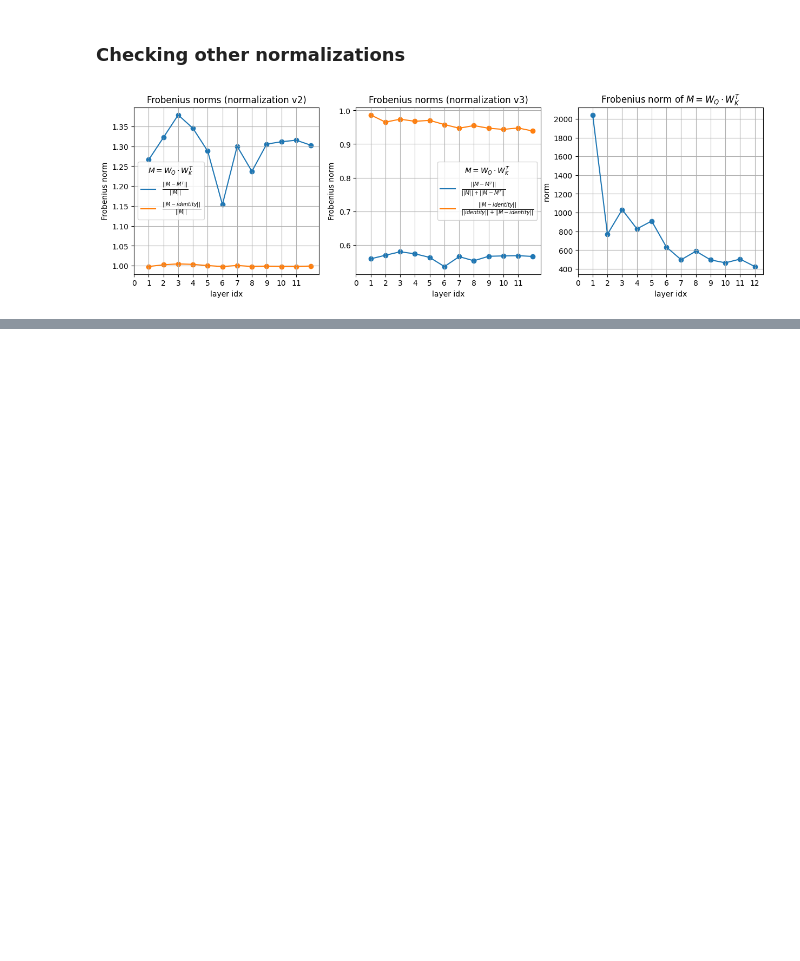
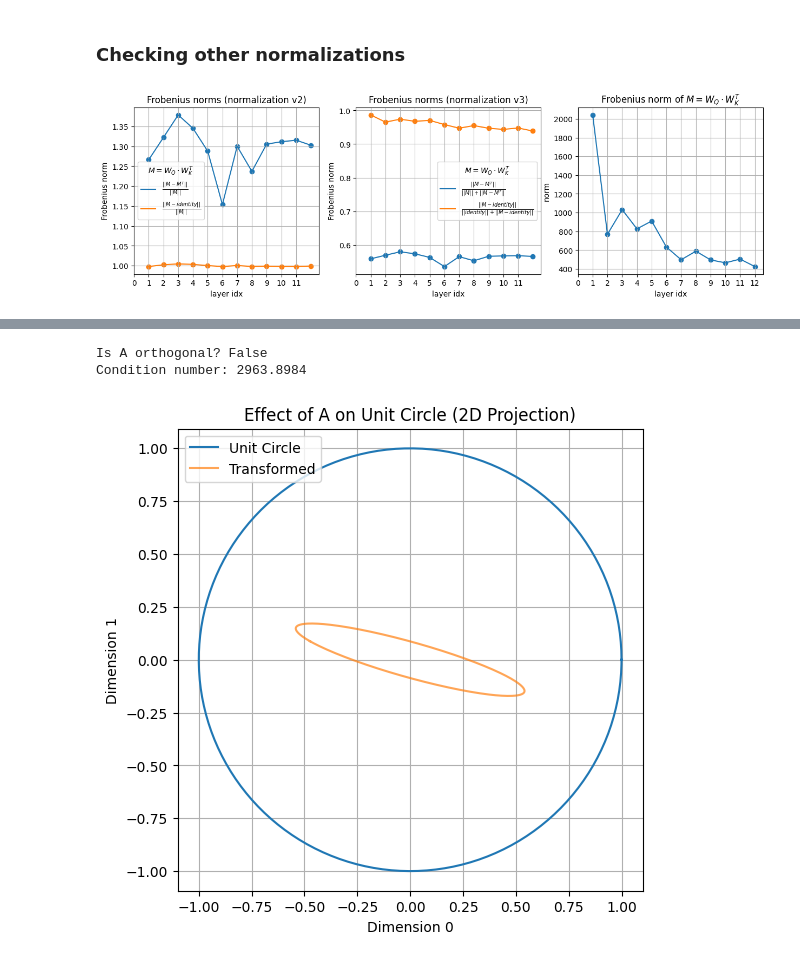
Before and after one commit to miriamzara/LCP_B_GPT2, a Jupyter notebook: FINAL_NOTEBOOK(S)/2_mh_attention.ipynb, the cells around one changed output, grey strips where cells are left out. Saved outputs shown, nothing was run; the diff lists cells and outputs as text; code cells hidden in the pictures; blank space fills up the shorter version.

```diff
--- a/FINAL_NOTEBOOK(S)/2_mh_attention.ipynb
+++ b/FINAL_NOTEBOOK(S)/2_mh_attention.ipynb
@@ -339,0 +455,41 @@ axs[2].grid()
+# %%
+A = q_weights[0]
+n = A.shape[0]
+# 1. ✅ Check if A is orthogonal
+is_orthogonal = np.allclose(A.T @ A, np.eye(n), atol=1e-6)
+print("Is A orthogonal?", is_orthogonal)
+
+# 2. ✅ Condition number (ratio of largest to smallest singular value)
+cond_number = np.linalg.cond(A)
+print("Condition number:", cond_number)
+
+# 3. ✅ Visualize transformation of unit sphere
+
+# Pick a 2D plane (e.g. first 2 dimensions)
+dim1, dim2 = 0, 1
+num_points = 300
+
+# Generate points on unit circle in 2D subspace
+theta = np.linspace(0, 2*np.pi, num_points)
+unit_circle = np.zeros((n, num_points))
+unit_circle[dim1, :] = np.cos(theta)
+unit_circle[dim2, :] = np.sin(theta)
+
+# Transform the circle with A
+transformed = A @ unit_circle
+
+# Plot
+plt.figure(figsize=(6,6))
+plt.plot(unit_circle[dim1], unit_circle[dim2], label='Unit Circle')
+plt.plot(transformed[dim1], transformed[dim2], label='Transformed', alpha=0.7)
+plt.xlabel(f"Dimension {dim1}")
+plt.ylabel(f"Dimension {dim2}")
+plt.title("Effect of A on Unit Circle (2D Projection)")
+plt.legend()
+plt.axis('equal')
+plt.grid(True)
+plt.show()
+# %% [output]
+Is A orthogonal? False
+Condition number: 2963.8984
+[figure, added]
```
Also changed, not shown: parts of 13 cells of this notebook, 3 other files.
